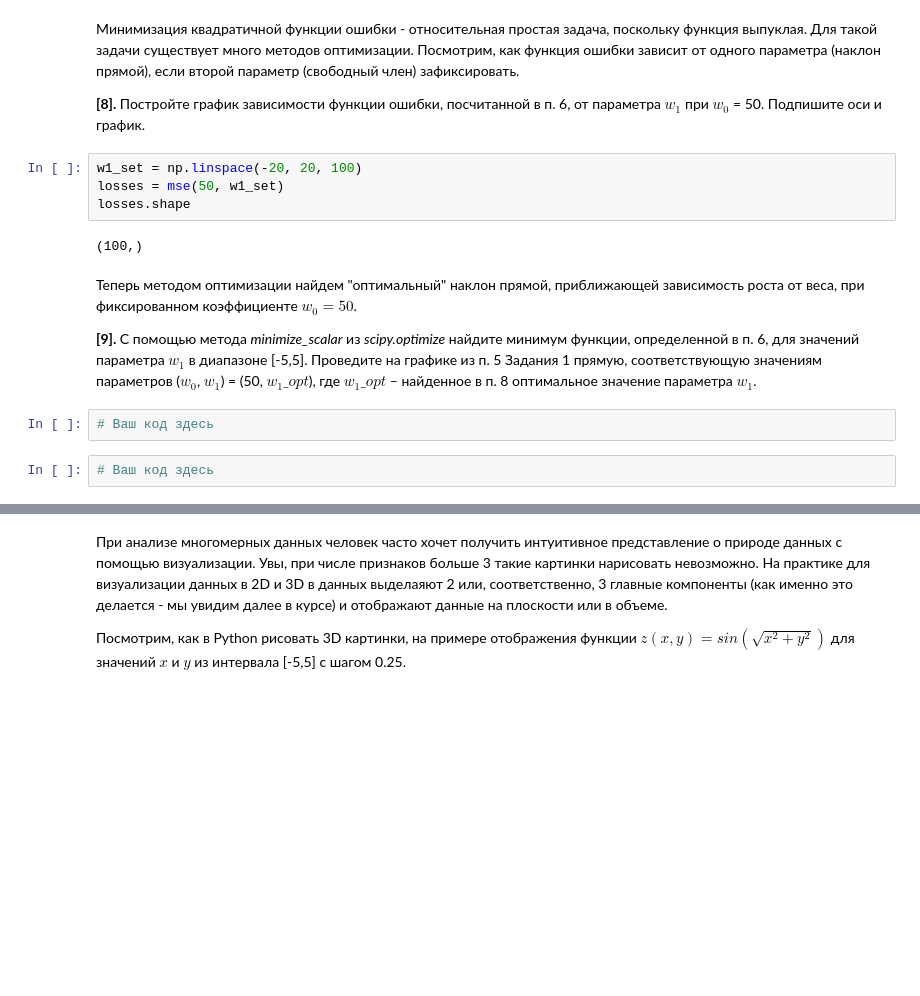
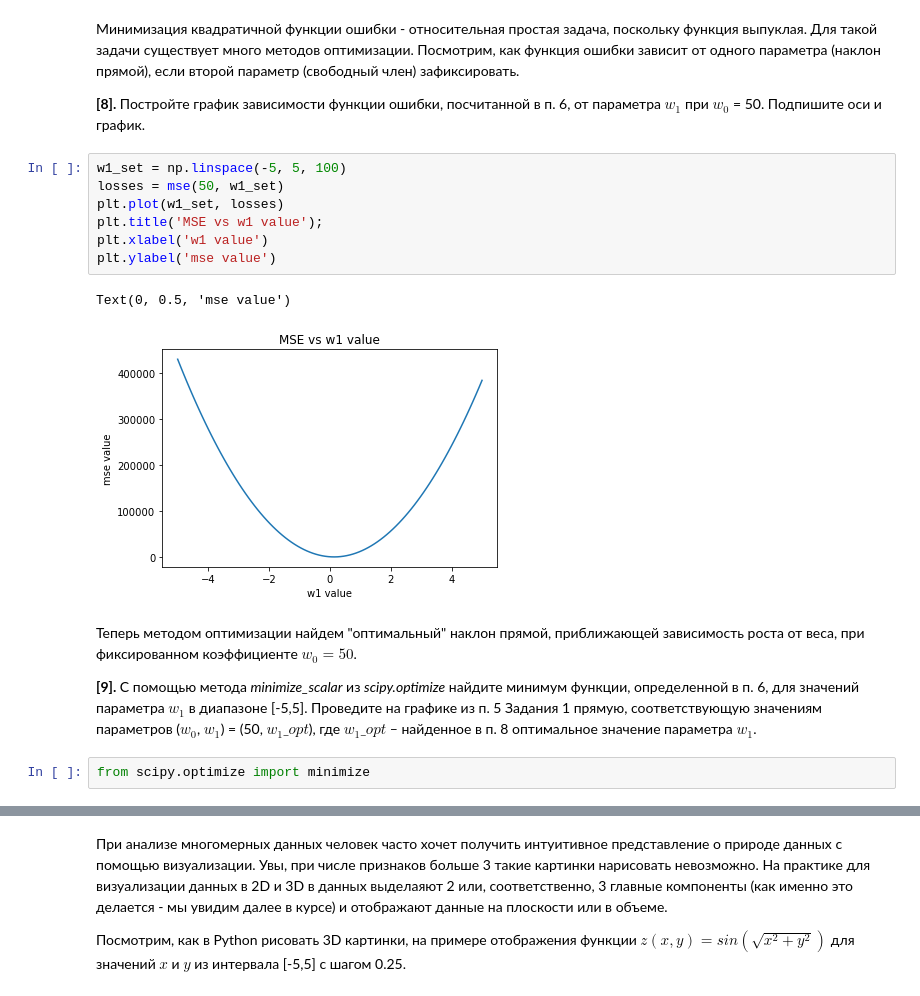
Before and after one commit to AlexeyRogS/coursera_supervised_learning, a Jupyter notebook: week1/rog_peer_review_linreg_height_weight.ipynb, the cells around one changed output, grey strips where cells are left out. Cells and saved outputs as stored; diff of their text form; blank space fills up the shorter version.

```diff
--- a/week1/rog_peer_review_linreg_height_weight.ipynb
+++ b/week1/rog_peer_review_linreg_height_weight.ipynb
@@ -149,16 +152,18 @@ plt.legend();
 
 **[8].** Постройте график зависимости функции ошибки, посчитанной в п. 6, от параметра $w_1$ при $w_0$ = 50. Подпишите оси и график.
 # %%
-w1_set = np.linspace(-20, 20, 100)
+w1_set = np.linspace(-5, 5, 100)
 losses = mse(50, w1_set)
-losses.shape
+plt.plot(w1_set, losses)
+plt.title('MSE vs w1 value');
+plt.xlabel('w1 value')
+plt.ylabel('mse value')
 # %% [output]
-(100,)
+Text(0, 0.5, 'mse value')
+[figure, added]
 # %% [markdown]
 Теперь методом оптимизации найдем "оптимальный" наклон прямой, приближающей зависимость роста от веса, при фиксированном коэффициенте $w_0 = 50$.
 
 **[9].** С помощью метода *minimize_scalar* из *scipy.optimize* найдите минимум функции, определенной в п. 6, для значений параметра  $w_1$ в диапазоне [-5,5]. Проведите на графике из п. 5 Задания 1 прямую, соответствующую значениям параметров ($w_0$, $w_1$) = (50, $w_1\_opt$), где $w_1\_opt$ – найденное в п. 8 оптимальное значение параметра $w_1$.
-# %%
-# Ваш код здесь
-# %%
-# Ваш код здесь
+# %%
+from scipy.optimize import minimize
```
Also changed, not shown: parts of 14 cells of this notebook.
